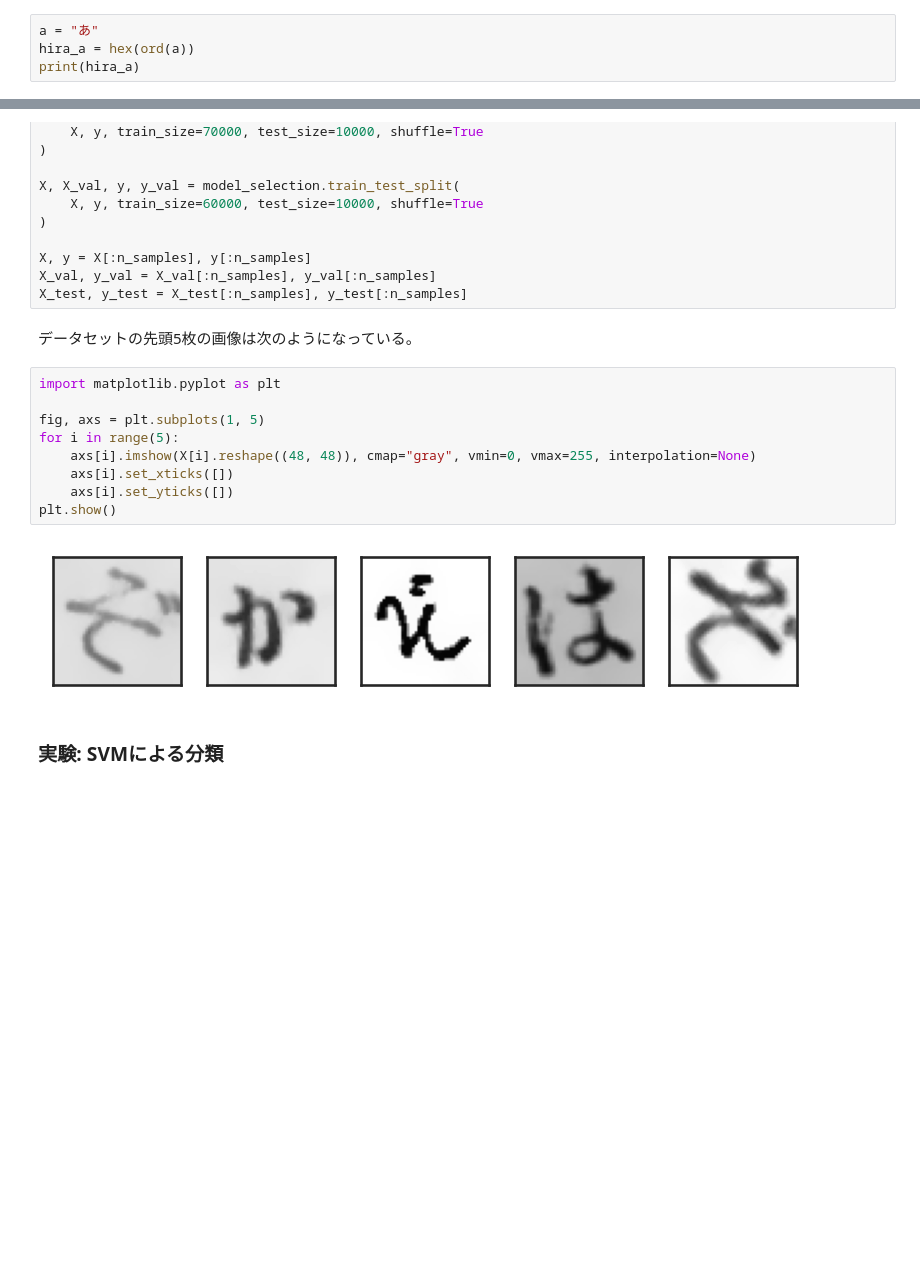
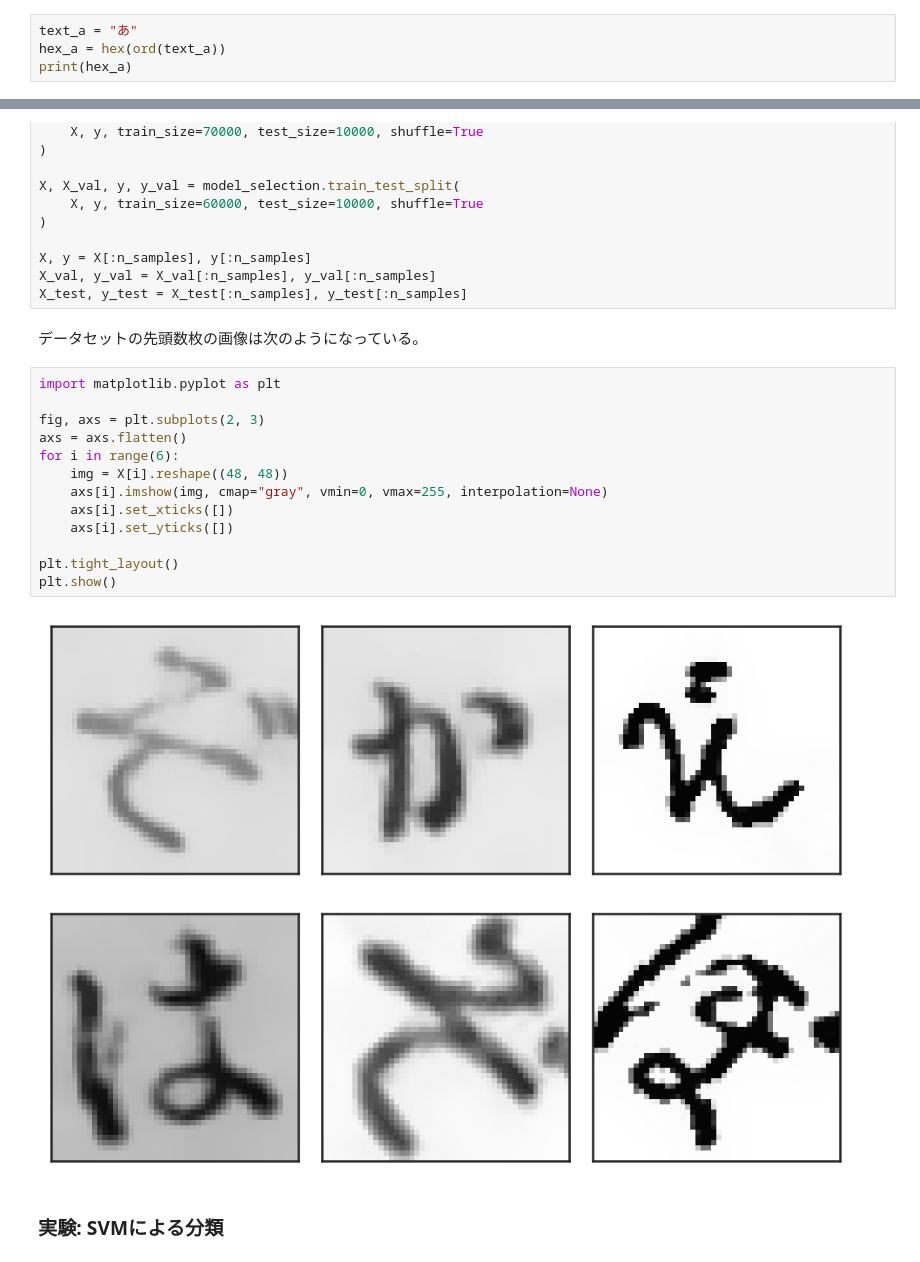
Before and after one commit to tatsy-classes/1284-sds-advml, a Jupyter notebook: contents/sec2/feature-extraction.ipynb, the cells around one changed output, grey strips where cells are left out. Cells and saved outputs as stored; diff of their text form; blank space fills up the shorter version.

```diff
--- a/contents/sec2/feature-extraction.ipynb
+++ b/contents/sec2/feature-extraction.ipynb
@@ -80,9 +80,9 @@ with zipfile.ZipFile(filename, "r") as f:
 
 一例として「あ」であれば、以下のようにUnicode値を得ることができる。
 # %%
-a = "あ"
-hira_a = hex(ord(a))
-print(hira_a)
+text_a = "あ"
+hex_a = hex(ord(text_a))
+print(hex_a)
 # %% [output]
 0x3042
 # %% [markdown]
@@ -226,19 +226,23 @@ X, X_val, y, y_val = model_selection.train_test_split(
 X, y = X[:n_samples], y[:n_samples]
 X_val, y_val = X_val[:n_samples], y_val[:n_samples]
 X_test, y_test = X_test[:n_samples], y_test[:n_samples]
-# %% [markdown]
-データセットの先頭5枚の画像は次のようになっている。
+# %% [markdown]
+データセットの先頭数枚の画像は次のようになっている。
 # %%
 import matplotlib.pyplot as plt
 
-fig, axs = plt.subplots(1, 5)
-for i in range(5):
-    axs[i].imshow(X[i].reshape((48, 48)), cmap="gray", vmin=0, vmax=255, interpolation=None)
+fig, axs = plt.subplots(2, 3)
+axs = axs.flatten()
+for i in range(6):
+    img = X[i].reshape((48, 48))
+    axs[i].imshow(img, cmap="gray", vmin=0, vmax=255, interpolation=None)
     axs[i].set_xticks([])
     axs[i].set_yticks([])
+
+plt.tight_layout()
 plt.show()
 # %% [output]
-[figure, old version]
+[figure, new version]
 # %% [markdown]
 ### 実験: SVMによる分類
 # %% [markdown]
```
Also changed, not shown: parts of 43 cells of this notebook, 1 other file.
